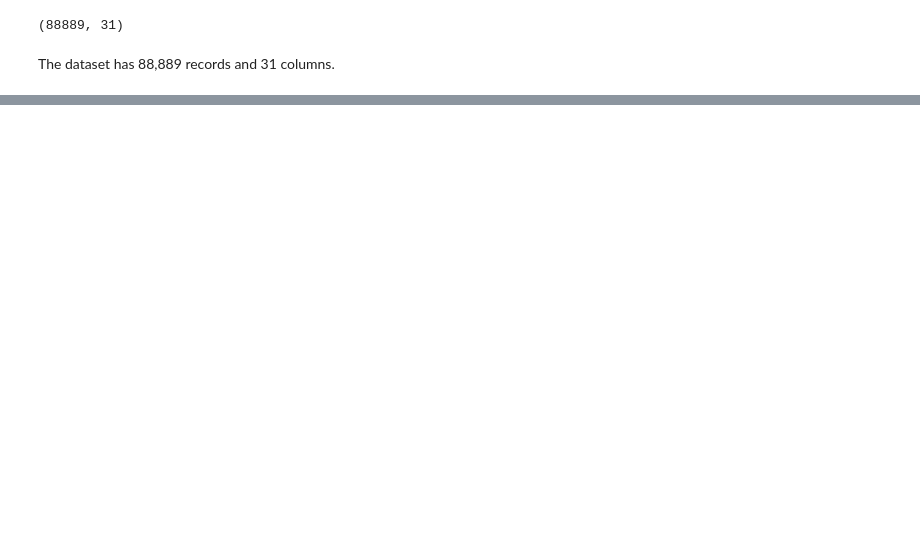
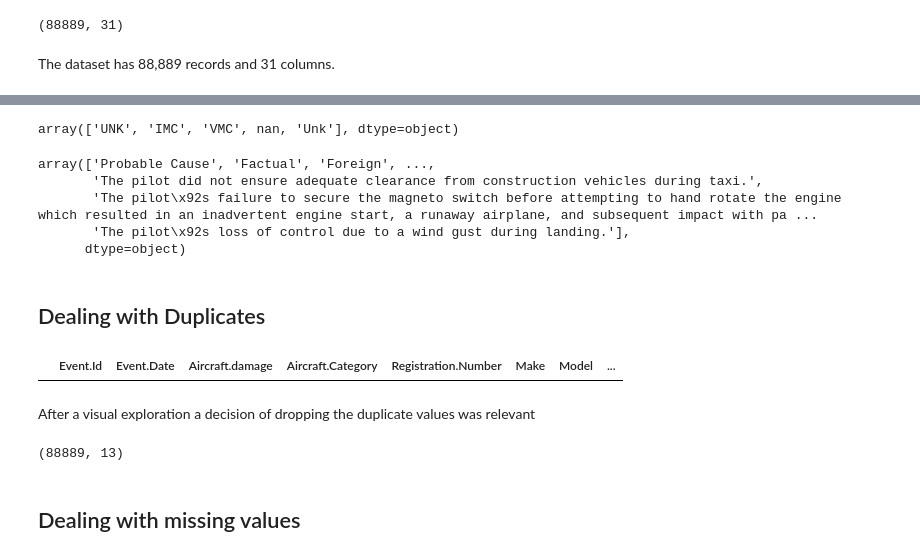
Before and after one commit to BrianGithinji-BMG/First-Project, a Jupyter notebook: project.ipynb, the cells around one changed output, grey strips where cells are left out. Saved outputs shown, nothing was run; the diff lists cells and outputs as text; code cells hidden in the pictures; blank space fills up the shorter version.

```diff
--- a/project.ipynb
+++ b/project.ipynb
@@ -77,0 +78,6 @@ df.info
+# %%
+#dropping of unnecessary columns for our analysis
+df.drop(labels = ['Investigation.Type','Accident.Number', 'Location', 'Country', 'Latitude', 'Longitude', 'Airport.Code',
+                  'Airport.Name', 'Injury.Severity','Amateur.Built','FAR.Description','Air.carrier', 'Total.Fatal.Injuries',
+                  'Total.Serious.Injuries', 'Total.Minor.Injuries', 'Total.Uninjured','Publication.Date',
+                  'Schedule',],inplace = True , axis = 1)
@@ -77,0 +146,21 @@ df.info
+# %%
+df['Weather.Condition'].unique()
+# %% [output]
+array(['UNK', 'IMC', 'VMC', nan, 'Unk'], dtype=object)
+# %%
+df['Report.Status'].unique()
+# %% [output]
+array(['Probable Cause', 'Factual', 'Foreign', ...,
+       'The pilot did not ensure adequate clearance from construction vehicles during taxi.',
+       'The pilot\x92s failure to secure the magneto switch before attempting to hand rotate the engine which resulted in an inadvertent engine start, a runaway airplane, and subsequent impact with pa ...
+       'The pilot\x92s loss of control due to a wind gust during landing.'],
+      dtype=object)
+# %% [markdown]
+## Dealing with Duplicates
+# %%
+#checking for duplicates and visually inspecting them
+df[df.duplicated(keep =False)]
+# %% [output]
+|  | Event.Id | Event.Date | Aircraft.damage | Aircraft.Category | Registration.Number | Make | Model | ... |
+# %% [markdown]
+ After a visual exploration a decision of dropping the duplicate values was relevant
@@ -77,0 +170,6 @@ df.info
+# %%
+df.shape
+# %% [output]
+(88889, 13)
+# %% [markdown]
+## Dealing with missing values
```
Also changed, not shown: parts of 51 cells of this notebook, 1 other file.
